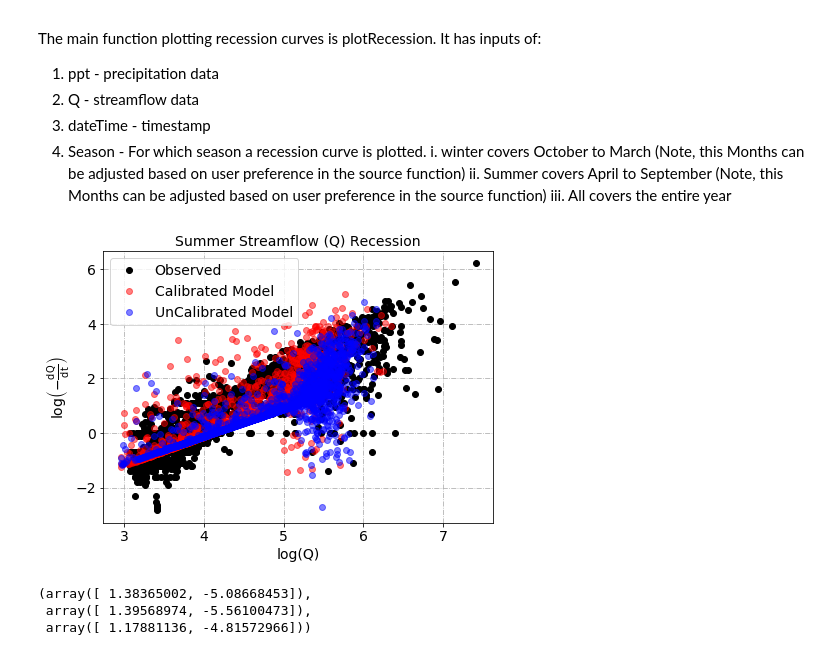
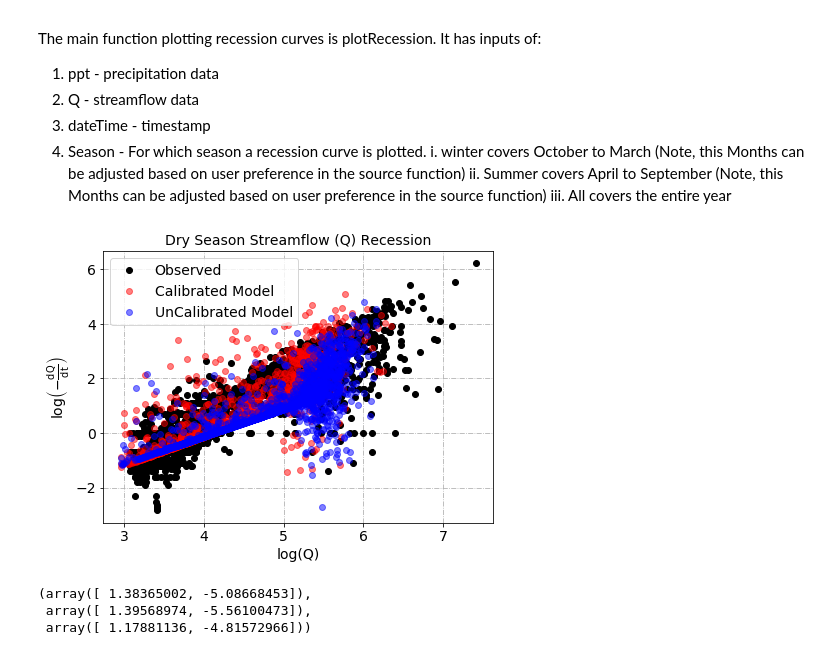
Before and after one commit to EMscience/HydroBench, a Jupyter notebook: Widgets_NHM_PRMS_Benchmarking.ipynb, the cells around one changed output. Saved outputs shown, nothing was run; the diff lists cells and outputs as text; code cells hidden in the pictures.

```diff
--- a/Widgets_NHM_PRMS_Benchmarking.ipynb
+++ b/Widgets_NHM_PRMS_Benchmarking.ipynb
@@ -346,17 +346,17 @@ The main function plotting recession curves is plotRecession. It has inputs of:
          ii. Summer covers April to September (Note, this Months can be adjusted based on user preference in the source function)
          iii. All covers the entire year
 # %%
-plt.figure(figsize=[7,5]) #10,4, Winter, Summer, All
-Season = 'Summer' #Winter, Summer, All
+plt.figure(figsize=[7,5]) #10,4, #Wet, Dry, All
+Season = 'Dry'
 ReceCoeff_Obs = plotRecession(CalibMat[:,1], CalibMat[:,0],dateTimeD, 'Streamflow (Q) Recession','ko',
               'Observed',season = Season, alpha=1)
 ReceCoeff_Calib = plotRecession(CalibMat[:,1], CalibMat[:,4],dateTimeD,'Streamflow (Q) Recession','ro',
               'Calibrated Model',season = Season,alpha=.5)
 ReceCoeff_UnCalib = plotRecession(UnCalibMat[:,1], UnCalibMat[:,4],dateTimeD,'Streamflow (Q) Recession','bo',
               'UnCalibrated Model',season = Season,alpha=.5)
 plt.savefig("./Result/Recession_S.jpg", dpi=300,bbox_inches='tight')
 # %% [output]
-[figure, old version]
+[figure, new version]
 # %%
 ReceCoeff_Obs, ReceCoeff_Calib, ReceCoeff_UnCalib
 # %% [output]
```
Also changed, not shown: parts of 3 cells of this notebook, 4 other files.
